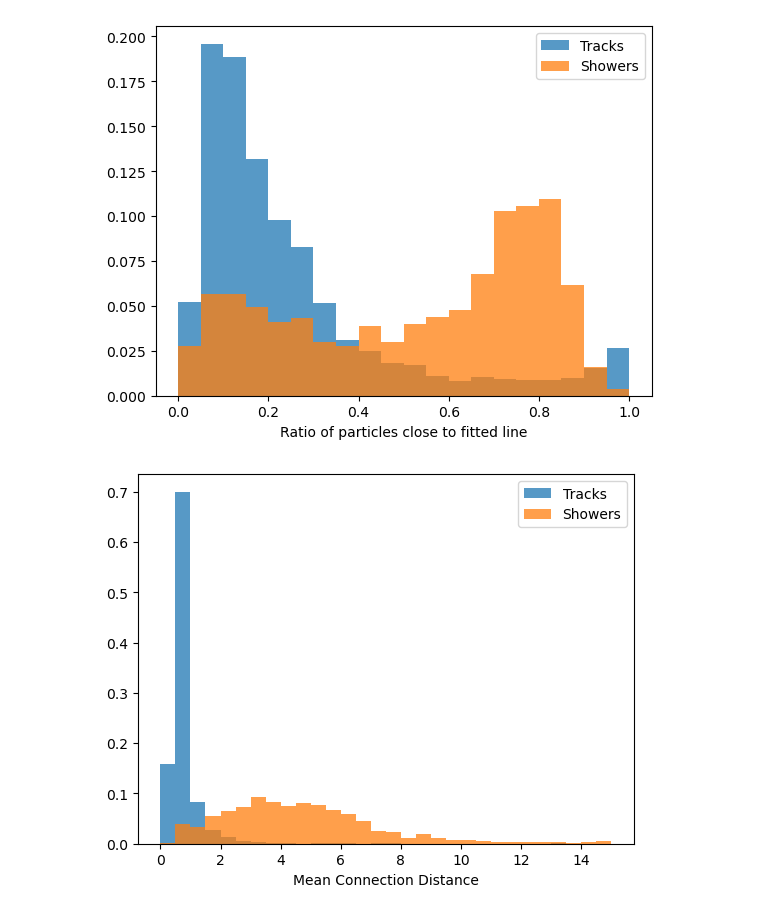
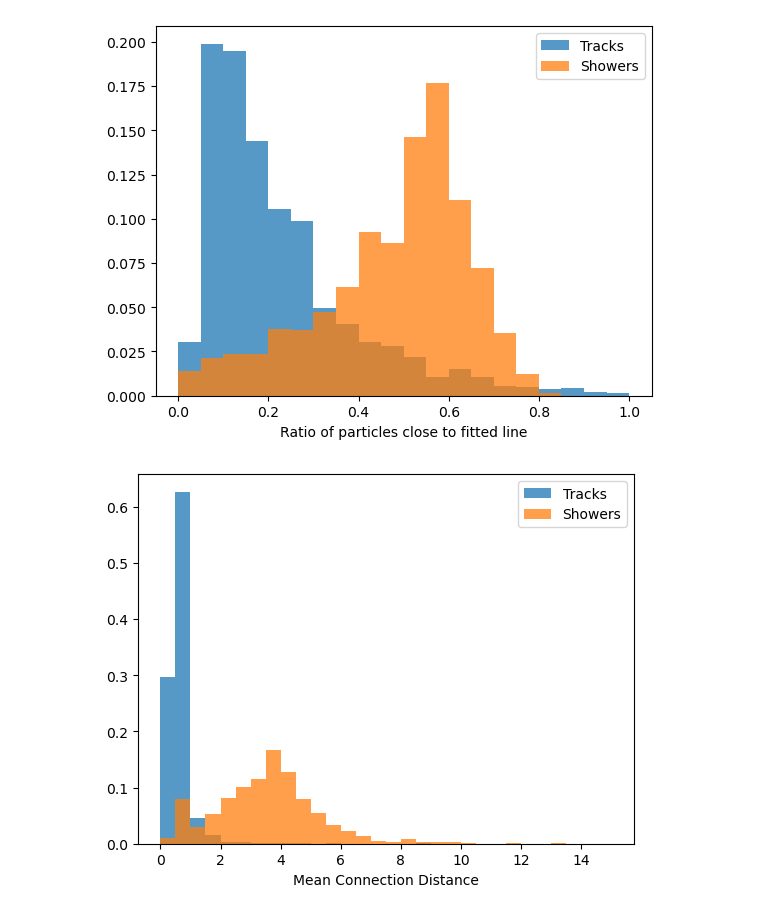
Before and after one commit to mohummudh/neutrinos-dune, a Jupyter notebook: andrew/straightlinefit/CorrelationMatrix.ipynb, the cells around one changed output. Drawn from its saved outputs; the diff is of its cells as text; code cells hidden in the pictures.

```diff
--- a/andrew/straightlinefit/CorrelationMatrix.ipynb
+++ b/andrew/straightlinefit/CorrelationMatrix.ipynb
@@ -8,9 +8,9 @@ import math
 titlesize = 20
 labelsize = 14
 # %%
-events = Events(r"C:\Users\andre\Desktop\Physics Project\bigdata\CheatedRecoFile_1.root")
+events = Events(r"C:\Users\andre\Desktop\Physics Project\bigdata\PandoraRecoFile_1.root")
 # %%
-random_numbers = np.random.randint(0, max(events.event_number), 1000)
+random_numbers = np.random.randint(0, max(events.event_number), 2500)
 # %%
 def fit_line(x, y):
     A = np.vstack([x, np.ones_like(x)]).T
@@ -29,6 +29,8 @@ def coords(event_number):
     intercepts = []
     particleType = []
     ratio = []
+    results = []
+    allSym = []
 
     xmax = -1000
     xmin = 1000
@@ -91,14 +93,48 @@ def coords(event_number):
                 l = x * np.cos(angle) - znew * np.sin(angle)
                 t = x * np.sin(angle) + znew * np.cos(angle)
 
+
                 tdiff = np.abs(max(t)-min(t))
                 margin = tdiff*0.05
                 inside = [x for x in t if x <= margin and x >= -margin]
                 ratio.append(len(inside)/len(t))
 
+
+                p1 = int(0.7 * len(t))
+                X = t[p1:]
+                Xvar = np.var(X)
+
+                p2 = int(0.3 * len(t))
+                Y = t[:p2]
+                Yvar = np.var(Y)
+
+                if  Yvar > Xvar:
+                    resultY = np.sqrt(Yvar)
+                    results.append(resultY)
+                else:
+                    resultX = np.sqrt(Xvar)
+                    results.append(resultX)
+
+
+                above = np.sum(t > 0)
+                below = np.sum(t < 0)
+
+                lmin, lmax = np.min(l), np.max(l)
+                length = lmax - lmin
+
+                if above == 0 or below == 0 or length == 0:
+                    allSym.append(2)
+
+                else:
+                    # If symmetric, this should be close to 1, otherwise > 1
+                    sym = (above + below) / length
+                    allSym.append(sym)
+
             else:
                 ratio.append(0.1)
+                results.append(1.5)
+                allSym.append(2)
                 particleType.append(pdg)
 
-    return particleType, ratio
+    return particleType, ratio, results, allSym
 # %%
@@ -148,7 +190,7 @@ def ratiohistplot():
 # %%
-sh1, sn1, si1, tr1, tn1, ti1 = ratiohistplot()
+sh1, sh4, sh5, tr1, tr4, tr5 = triohistplot()
 # %% [output]
-[figure, old version]
+[figure, new version]
 # %%
 def connectiondist(event_number):
     totals = []
@@ -220,7 +262,7 @@ def connecthistplot():
 # %%
 sh2, sn2, si2, tr2, tn2, ti2 = connecthistplot()
 # %% [output]
-[figure, old version]
+[figure, new version]
 # %%
 def energy(event_number):
     particleType = np.array([])
```
Also changed, not shown: parts of 13 cells of this notebook.
